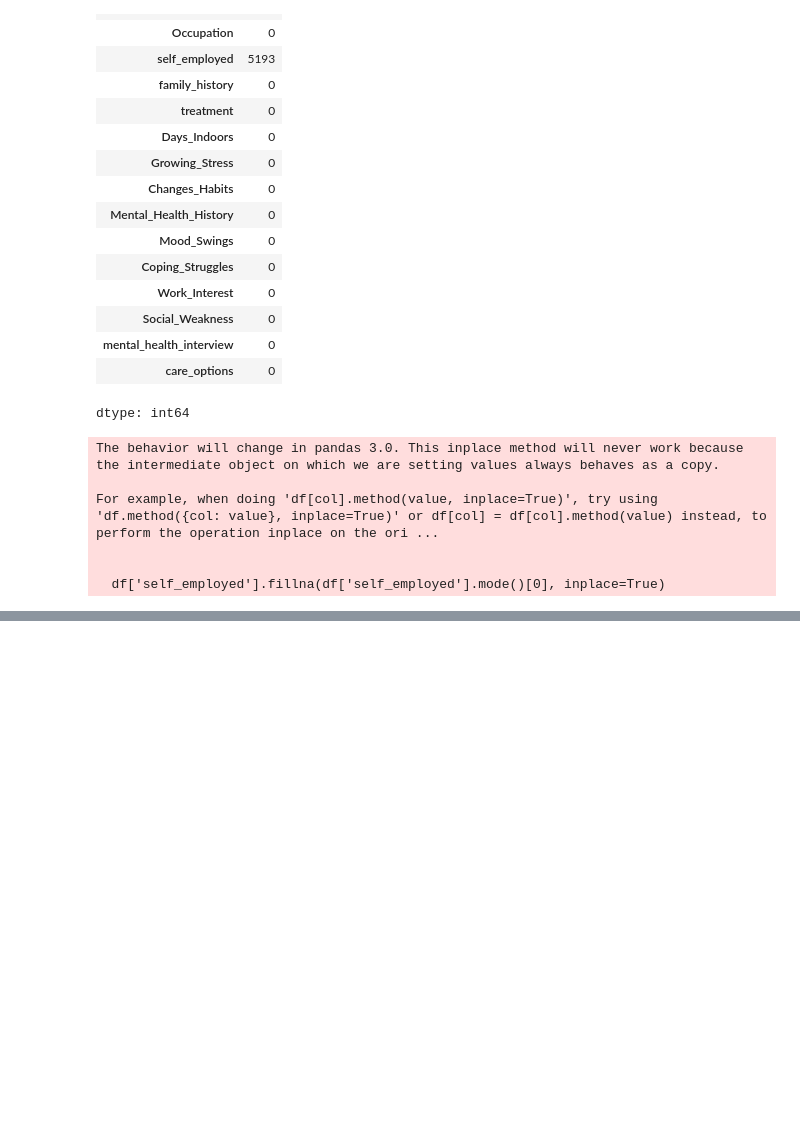
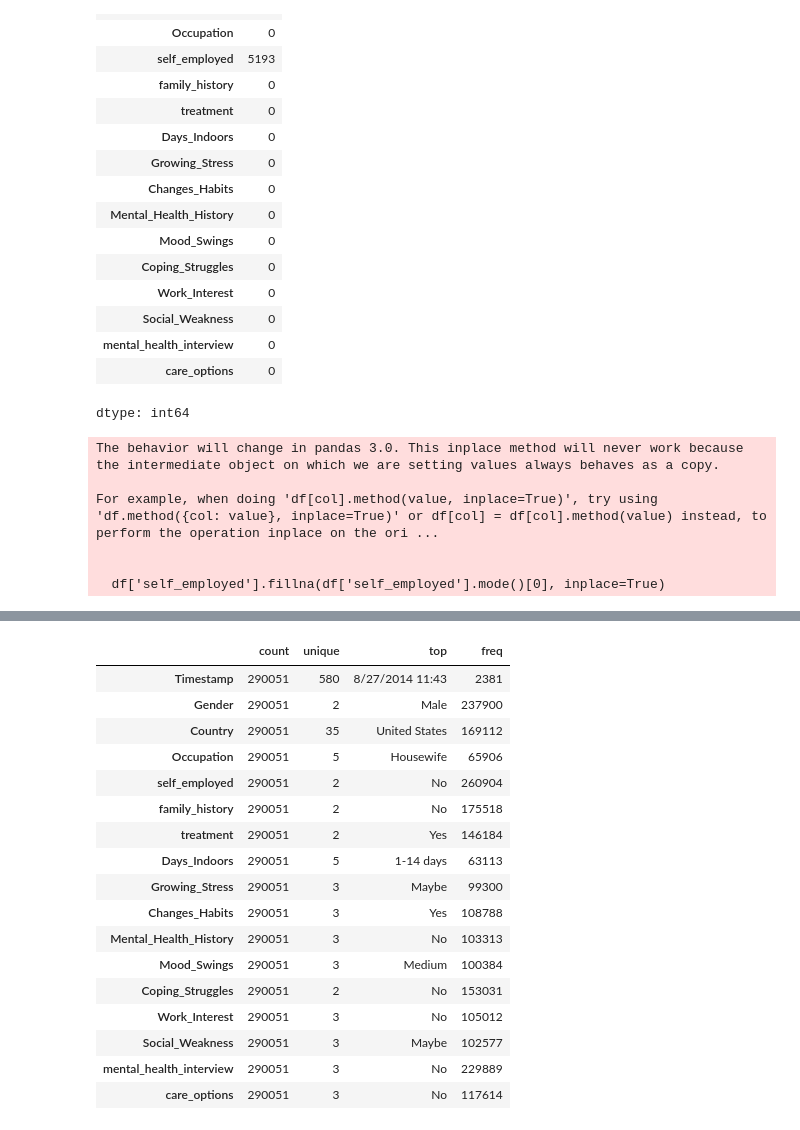
Before and after one commit to MDRobiulhassan/Ecommerce-Fraud-Detection, a Jupyter notebook: Mental_Health.ipynb, the cells around one changed output, grey strips where cells are left out. Cells and saved outputs as stored; diff of their text form; code cells hidden in the pictures; blank space fills up the shorter version.

```diff
--- a/Mental_Health.ipynb
+++ b/Mental_Health.ipynb
@@ -110,0 +135,21 @@ For example, when doing 'df[col].method(value, inplace=True)', try using 'df.met
+# %%
+df.describe().T
+# %% [output]
+|  | count | unique | top | freq |
+| Timestamp | 290051 | 580 | 8/27/2014 11:43 | 2381 |
+| Gender | 290051 | 2 | Male | 237900 |
+| Country | 290051 | 35 | United States | 169112 |
+| Occupation | 290051 | 5 | Housewife | 65906 |
+| self_employed | 290051 | 2 | No | 260904 |
+| family_history | 290051 | 2 | No | 175518 |
+| treatment | 290051 | 2 | Yes | 146184 |
+| Days_Indoors | 290051 | 5 | 1-14 days | 63113 |
+| Growing_Stress | 290051 | 3 | Maybe | 99300 |
+| Changes_Habits | 290051 | 3 | Yes | 108788 |
+| Mental_Health_History | 290051 | 3 | No | 103313 |
+| Mood_Swings | 290051 | 3 | Medium | 100384 |
+| Coping_Struggles | 290051 | 2 | No | 153031 |
+| Work_Interest | 290051 | 3 | No | 105012 |
+| Social_Weakness | 290051 | 3 | Maybe | 102577 |
+| mental_health_interview | 290051 | 3 | No | 229889 |
+| care_options | 290051 | 3 | No | 117614 |
```
Also changed, not shown: parts of 18 cells of this notebook.
